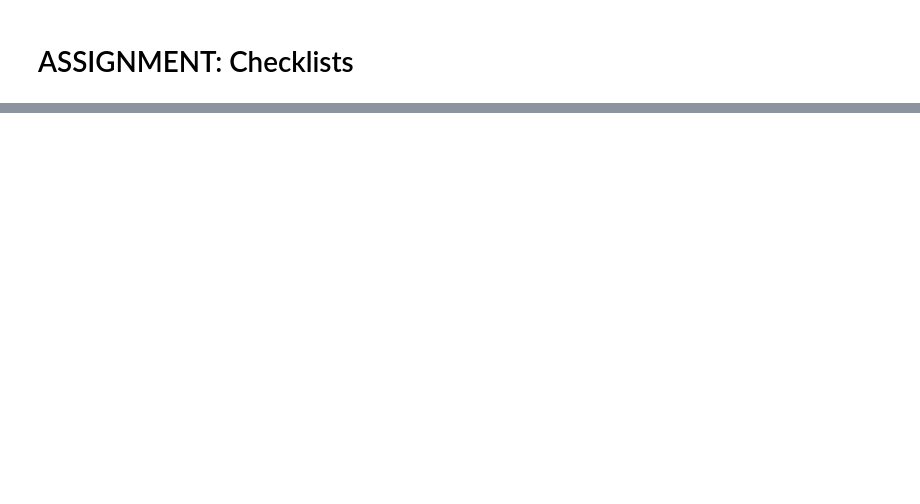
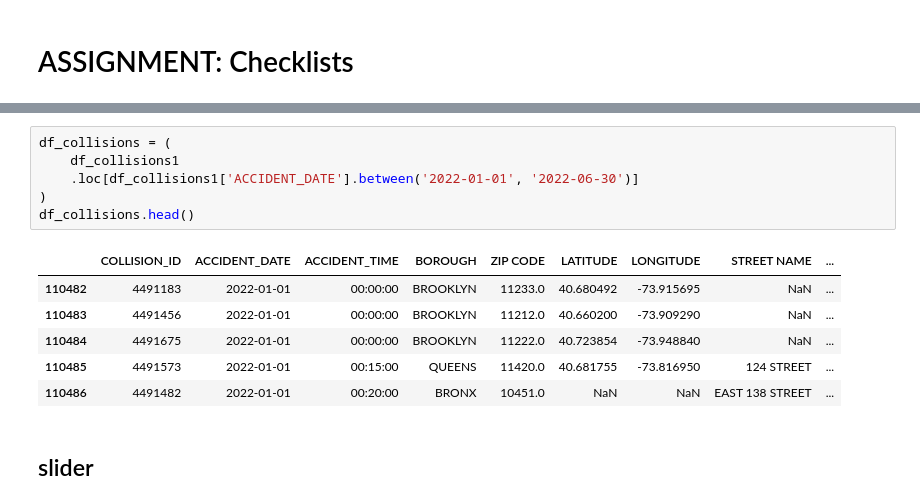
Before and after one commit to ideaguy3d/data-engineering-practice, a Jupyter notebook: dash_app/section4_interactive_elements.ipynb, the cells around one changed output, grey strips where cells are left out. Drawn from its saved outputs; the diff is of its cells as text; blank space fills up the shorter version.

Commit message:
sliders & range sliders

```diff
--- a/dash_app/section4_interactive_elements.ipynb
+++ b/dash_app/section4_interactive_elements.ipynb
@@ -241,0 +426,15 @@ if __name__ == '__main__':
+# %%
+df_collisions = (
+    df_collisions1
+    .loc[df_collisions1['ACCIDENT_DATE'].between('2022-01-01', '2022-06-30')]
+)
+df_collisions.head()
+# %% [output]
+|  | COLLISION_ID | ACCIDENT_DATE | ACCIDENT_TIME | BOROUGH | ZIP CODE | LATITUDE | LONGITUDE | STREET NAME | ... |
+| 110482 | 4491183 | 2022-01-01 | 00:00:00 | BROOKLYN | 11233.0 | 40.680492 | -73.915695 | NaN | ... |
+| 110483 | 4491456 | 2022-01-01 | 00:00:00 | BROOKLYN | 11212.0 | 40.660200 | -73.909290 | NaN | ... |
+| 110484 | 4491675 | 2022-01-01 | 00:00:00 | BROOKLYN | 11222.0 | 40.723854 | -73.948840 | NaN | ... |
+| 110485 | 4491573 | 2022-01-01 | 00:15:00 | QUEENS | 11420.0 | 40.681755 | -73.816950 | 124 STREET | ... |
+| 110486 | 4491482 | 2022-01-01 | 00:20:00 | BRONX | 10451.0 | NaN | NaN | EAST 138 STREET | ... |
+# %% [markdown]
+## slider
```
Also changed, not shown: parts of 24 cells of this notebook, 1 other file.
